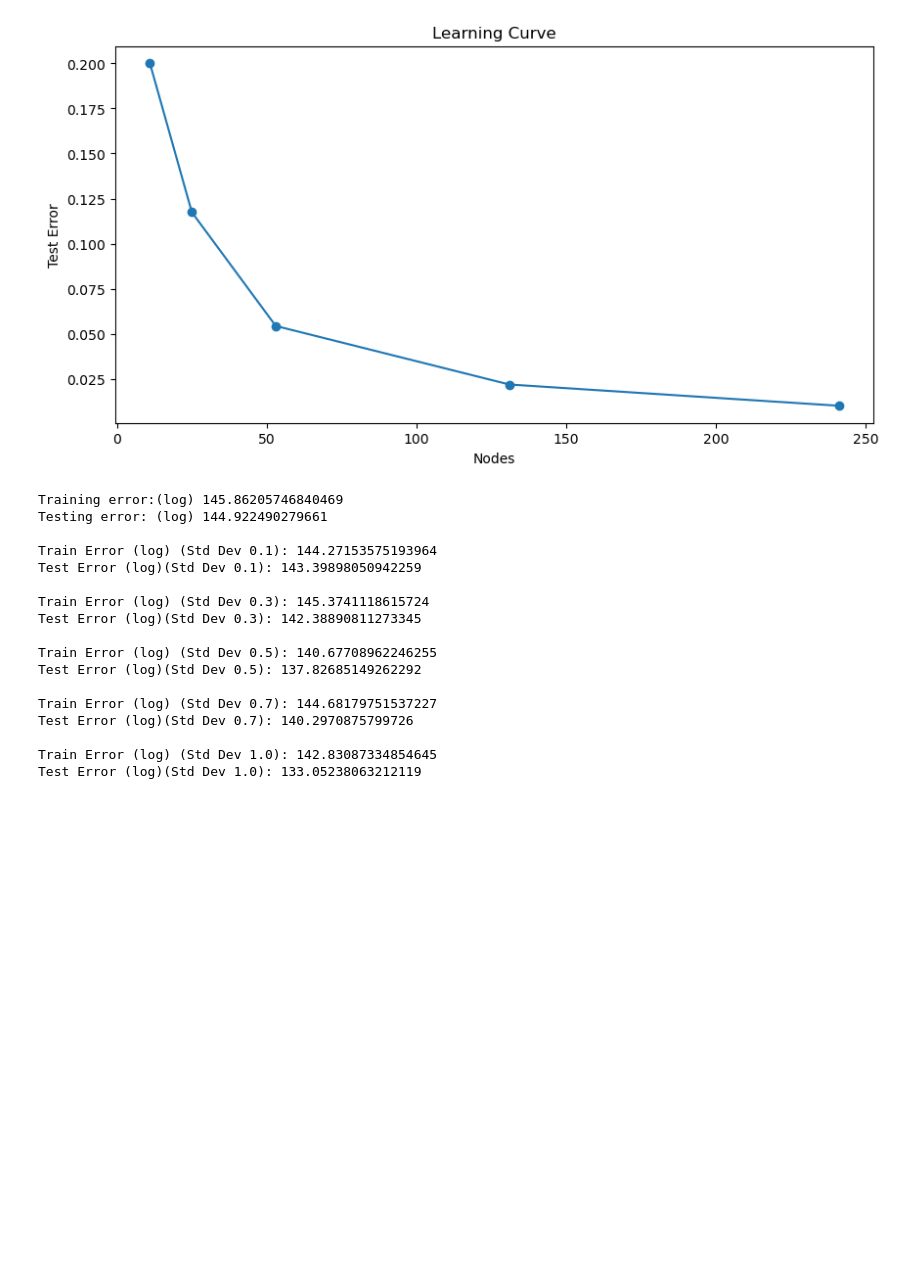
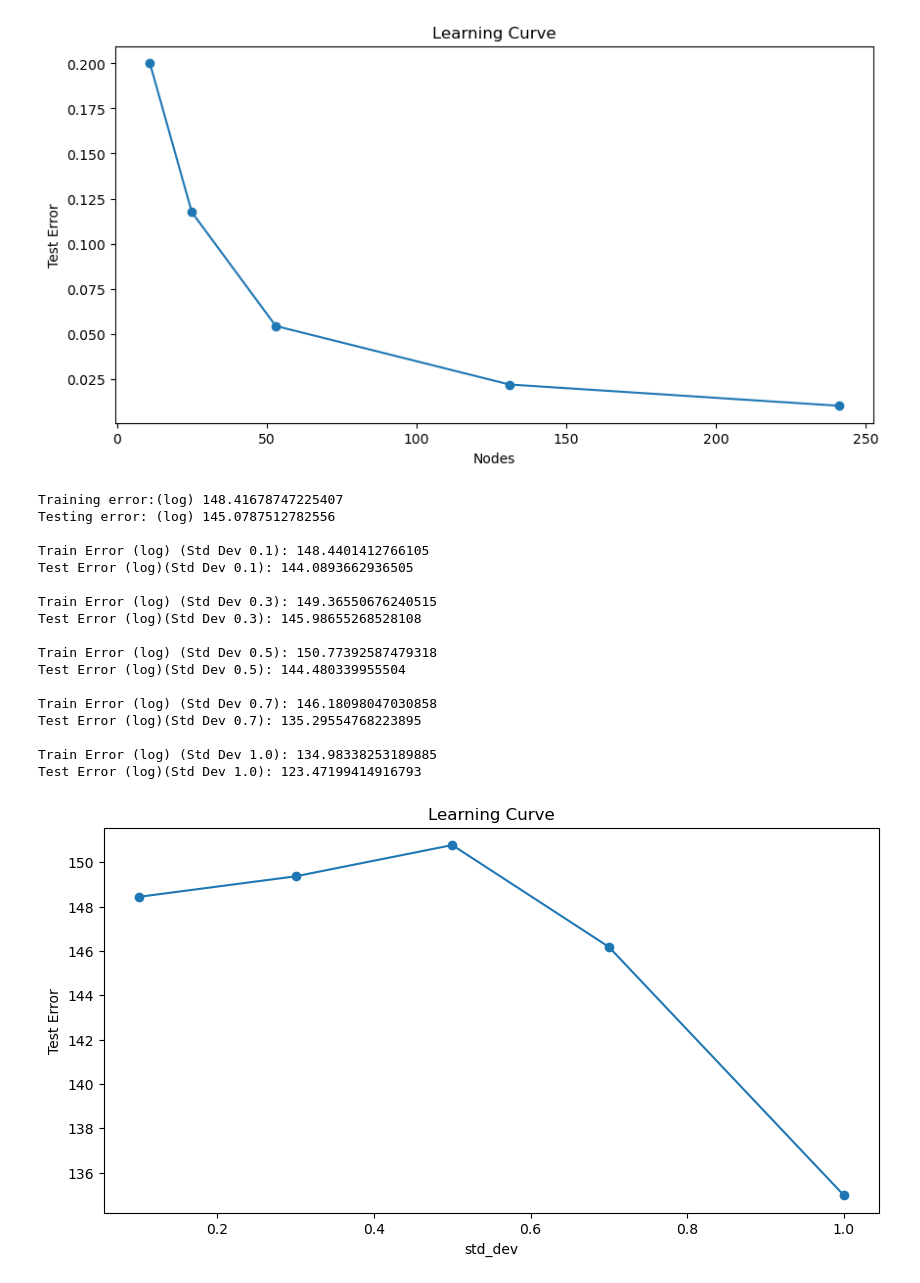
Before and after one commit to gurudatta-patil/machine-learning, a Jupyter notebook: homework-2/ML2_Final.ipynb, the cells around one changed output. Drawn from its saved outputs; the diff is of its cells as text; code cells hidden in the pictures; blank space fills up the shorter version.

```diff
--- a/homework-2/ML2_Final.ipynb
+++ b/homework-2/ML2_Final.ipynb
@@ -589,44 +589,53 @@ x_test = np.random.uniform(a, b, 25)
 y_test = np.sin(x_test)
 
 y_train_pred = model(x_train)
 y_test_pred = model(x_test)
 
 train_error = mean_squared_error(y_train, y_train_pred)
 test_error = mean_squared_error(y_test, y_test_pred)
 
 print(f'Training error:(log) {np.log10(train_error)}')
 print(f'Testing error: (log) {np.log10(test_error)}')
 
-
+train_errors=[]
+test_errors=[]
 for std_dev in [0.1, 0.3, 0.5, 0.7, 1.0]:
     xn_train = x_train + np.random.normal(0, std_dev, n)
     yn_train = np.sin(xn_train)
 
     nlagrange = lagrange(xn_train, yn_train)
 
     yn_train_pred = nlagrange(xn_train)
     yn_test_pred = nlagrange(x_test)
 
     ntrain_error = mean_squared_error(yn_train, yn_train_pred)
     ntest_error = mean_squared_error(y_test, yn_test_pred)
-
+    train_errors.append(np.log10(ntrain_error))
+    test_errors.append(ntest_error)
     print(f"\nTrain Error (log) (Std Dev {std_dev}): {np.log10(ntrain_error)}")
     print(f"Test Error (log)(Std Dev {std_dev}): {np.log10(ntest_error)}")
+plt.figure(figsize=(10, 5))
+plt.plot([0.1,0.3,0.5,0.7,1.0],train_errors , marker='o')
+plt.title("Learning Curve")
+plt.xlabel("std_dev")
+plt.ylabel("Test Error")
+plt.show()
 # %% [output]
-Training error:(log) 145.86205746840469
-Testing error: (log) 144.922490279661
+Training error:(log) 148.41678747225407
+Testing error: (log) 145.0787512782556
 
-Train Error (log) (Std Dev 0.1): 144.27153575193964
-Test Error (log)(Std Dev 0.1): 143.39898050942259
+Train Error (log) (Std Dev 0.1): 148.4401412766105
+Test Error (log)(Std Dev 0.1): 144.0893662936505
 
-Train Error (log) (Std Dev 0.3): 145.3741118615724
-Test Error (log)(Std Dev 0.3): 142.38890811273345
+Train Error (log) (Std Dev 0.3): 149.36550676240515
+Test Error (log)(Std Dev 0.3): 145.98655268528108
 
-Train Error (log) (Std Dev 0.5): 140.67708962246255
-Test Error (log)(Std Dev 0.5): 137.82685149262292
+Train Error (log) (Std Dev 0.5): 150.77392587479318
+Test Error (log)(Std Dev 0.5): 144.480339955504
 
-Train Error (log) (Std Dev 0.7): 144.68179751537227
-Test Error (log)(Std Dev 0.7): 140.2970875799726
+Train Error (log) (Std Dev 0.7): 146.18098047030858
+Test Error (log)(Std Dev 0.7): 135.29554768223895
 
-Train Error (log) (Std Dev 1.0): 142.83087334854645
-Test Error (log)(Std Dev 1.0): 133.05238063212119
+Train Error (log) (Std Dev 1.0): 134.98338253189885
+Test Error (log)(Std Dev 1.0): 123.47199414916793
+[figure, added]
```
Also changed, not shown: parts of 1 cell of this notebook, 1 other file.
